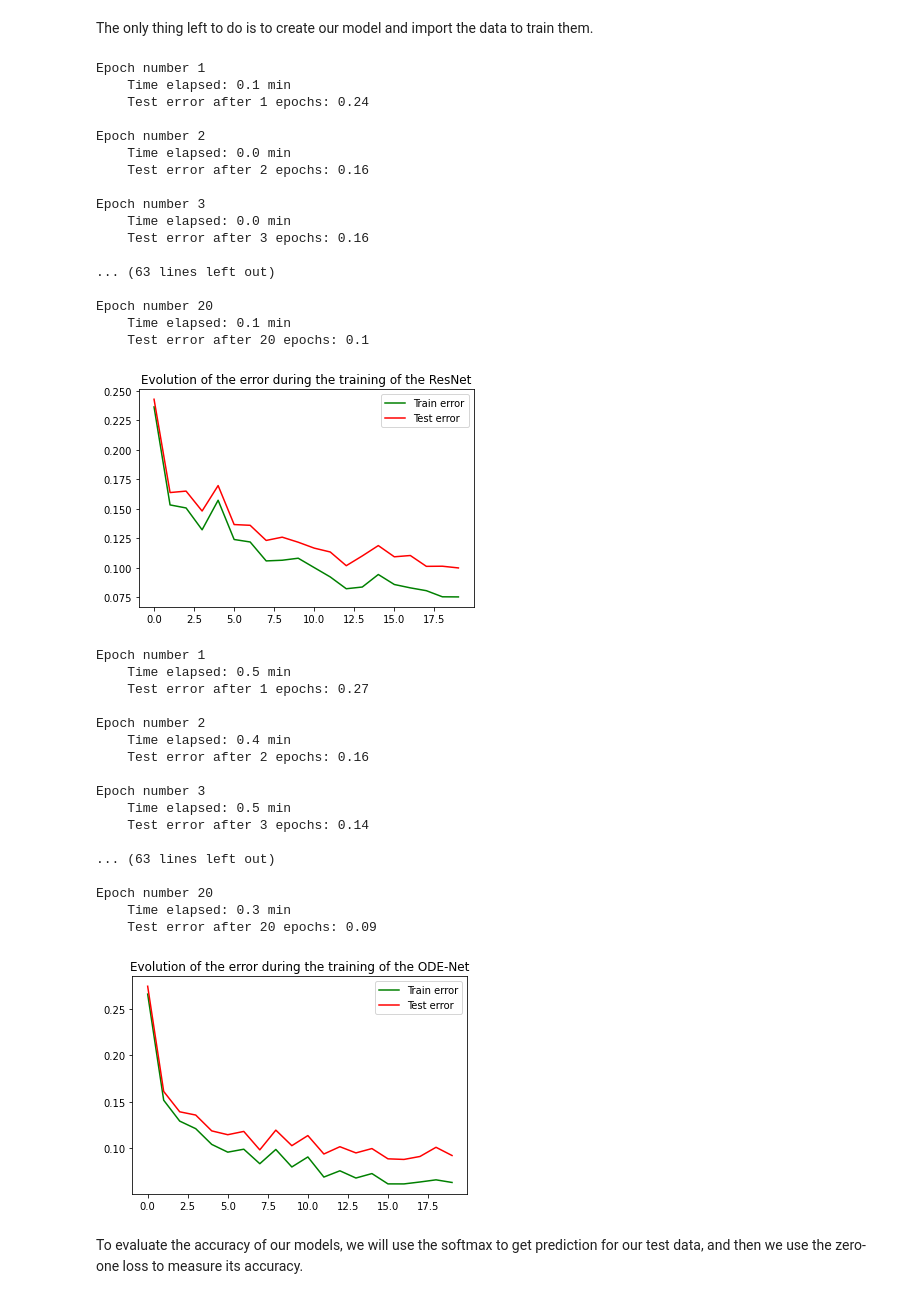
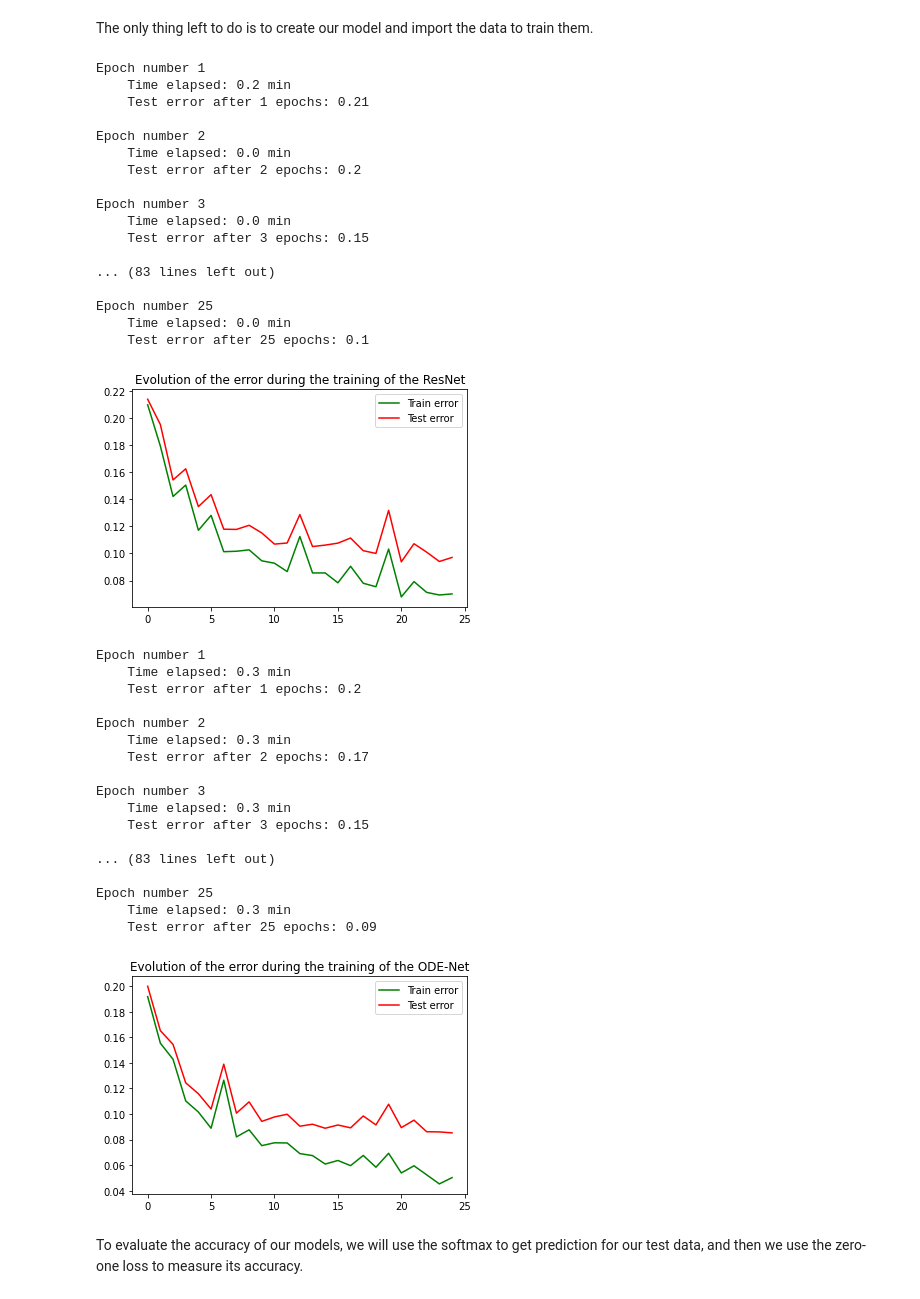
Before and after one commit to DumezErika/ProjetMachineLearning, a Jupyter notebook: implementation/real_data.ipynb, the cells around one changed output. Cells and saved outputs as stored; diff of their text form; code cells hidden in the pictures.

```diff
--- a/implementation/real_data.ipynb
+++ b/implementation/real_data.ipynb
@@ -215,38 +215,38 @@ test_dl = DataLoader(test_ds, batch_size=batch_size * 2)
 # %%
 resnet, resopt = get_model(is_odenet=False)
 
-train_error, test_error = fit(20, resnet, F.cross_entropy, resopt, train_dl, test_dl)
+train_error, test_error = fit(25, resnet, F.cross_entropy, resopt, train_dl, test_dl)
 
 plt.plot(train_error, color='g', label='Train error')
 plt.plot(test_error, color='r', label='Test error')
 plt.title('Evolution of the error during the training of the ResNet')
 plt.legend()
 plt.show()
 
 torch.save(resnet, "resnet.pt")
 # %% [output]
 Epoch number 1
-    Time elapsed: 0.1 min
-    Test error after 1 epochs: 0.24
+    Time elapsed: 0.2 min
+    Test error after 1 epochs: 0.21
 
 Epoch number 2
     Time elapsed: 0.0 min
-    Test error after 2 epochs: 0.16
+    Test error after 2 epochs: 0.2
 
 Epoch number 3
     Time elapsed: 0.0 min
-    Test error after 3 epochs: 0.16
+    Test error after 3 epochs: 0.15
 
-... (63 lines left out)
+... (83 lines left out)
 
-Epoch number 20
-    Time elapsed: 0.1 min
-    Test error after 20 epochs: 0.1
+Epoch number 25
+    Time elapsed: 0.0 min
+    Test error after 25 epochs: 0.1
-[figure, old version]
+[figure, new version]
 # %%
 odenet, odeopt = get_model(rtol=1e-3, atol=1e-3)
 
-train_error, test_error = fit(20, odenet, F.cross_entropy, odeopt, train_dl, test_dl)
+train_error, test_error = fit(25, odenet, F.cross_entropy, odeopt, train_dl, test_dl)
 
 plt.plot(train_error, color='g', label='Train error')
 plt.plot(test_error, color='r', label='Test error')
@@ -257,23 +257,23 @@ plt.show()
 torch.save(odenet, "odenet.pt")
 # %% [output]
 Epoch number 1
-    Time elapsed: 0.5 min
-    Test error after 1 epochs: 0.27
+    Time elapsed: 0.3 min
+    Test error after 1 epochs: 0.2
 
 Epoch number 2
-    Time elapsed: 0.4 min
-    Test error after 2 epochs: 0.16
+    Time elapsed: 0.3 min
+    Test error after 2 epochs: 0.17
 
 Epoch number 3
-    Time elapsed: 0.5 min
-    Test error after 3 epochs: 0.14
+    Time elapsed: 0.3 min
+    Test error after 3 epochs: 0.15
 
-... (63 lines left out)
+... (83 lines left out)
 
-Epoch number 20
+Epoch number 25
     Time elapsed: 0.3 min
-    Test error after 20 epochs: 0.09
+    Test error after 25 epochs: 0.09
-[figure, old version]
+[figure, new version]
 # %% [markdown]
 To evaluate the accuracy of our models, we will use the softmax to get prediction for our test data, and then we use the zero-one loss to measure its accuracy.
 # %%
```
Also changed, not shown: parts of 2 cells of this notebook.
